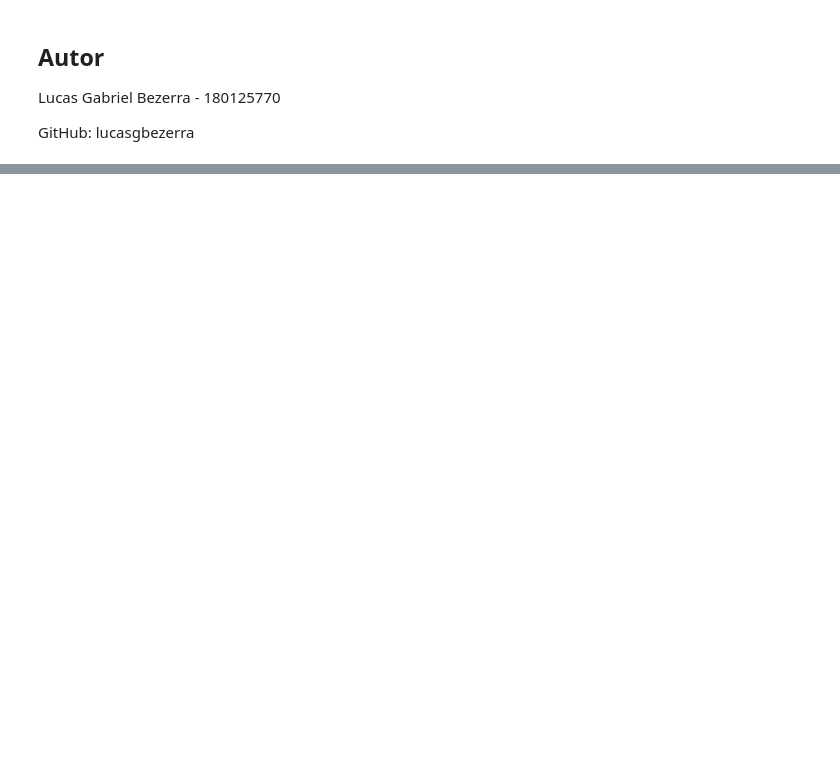
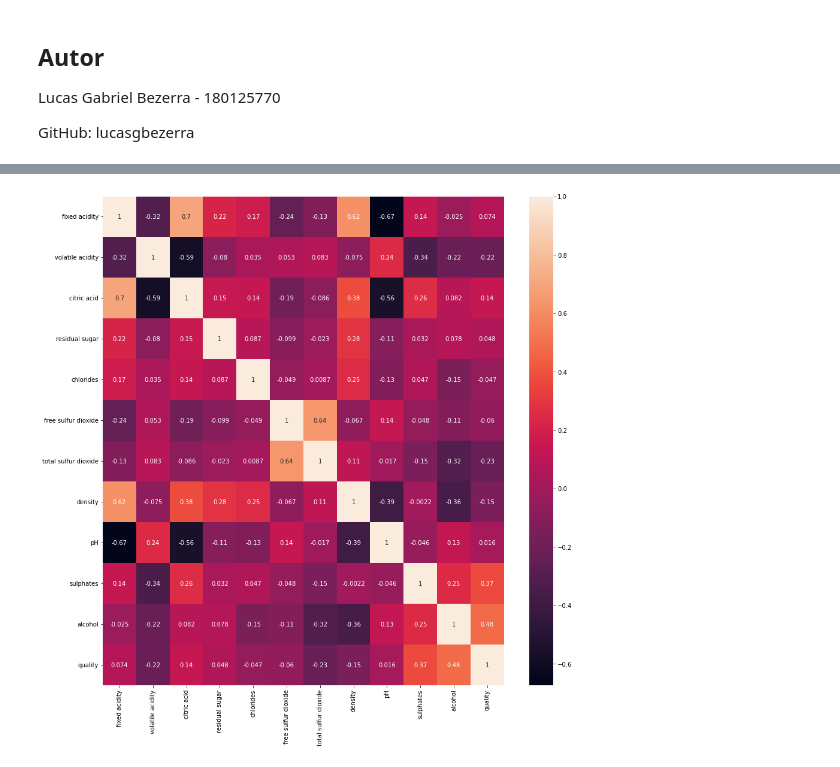
Before and after one commit to fabraz/fastaiOnCampus, a Jupyter notebook: nbs/180125770_lucasgbezerra_Lucas Gabriel Bezerra.ipynb, the cells around one changed output, grey strips where cells are left out. Cells and saved outputs as stored; diff of their text form; code cells hidden in the pictures; blank space fills up the shorter version.

```diff
--- a/nbs/180125770_lucasgbezerra_Lucas Gabriel Bezerra.ipynb
+++ b/nbs/180125770_lucasgbezerra_Lucas Gabriel Bezerra.ipynb
@@ -391,0 +92,5 @@ Dependendo da necessidade de precisão, seria possível prever a doença cardía
+# %%
+df_train = pd.read_csv('/kaggle/input/playground-series-s3e5/train.csv')
+df_test = pd.read_csv('/kaggle/input/playground-series-s3e5/test.csv')
+df_ss = pd.read_csv('/kaggle/input/playground-series-s3e5/sample_submission.csv')
+df_original = pd.read_csv('/kaggle/input/wine-quality-dataset/WineQT.csv')
@@ -391,0 +141,11 @@ Dependendo da necessidade de precisão, seria possível prever a doença cardía
+# %%
+df_train.drop(columns = 'Id', inplace=True)
+
+features = df_train.select_dtypes(include=np.number).columns.tolist()
+features.remove('quality')
+# %%
+plt.figure(figsize=(15,15))
+sns.heatmap(df_train[features + ['quality']].corr(),annot=True)
+plt.show()
+# %% [output]
+[figure, added]
```
Also changed, not shown: parts of 109 cells of this notebook.
